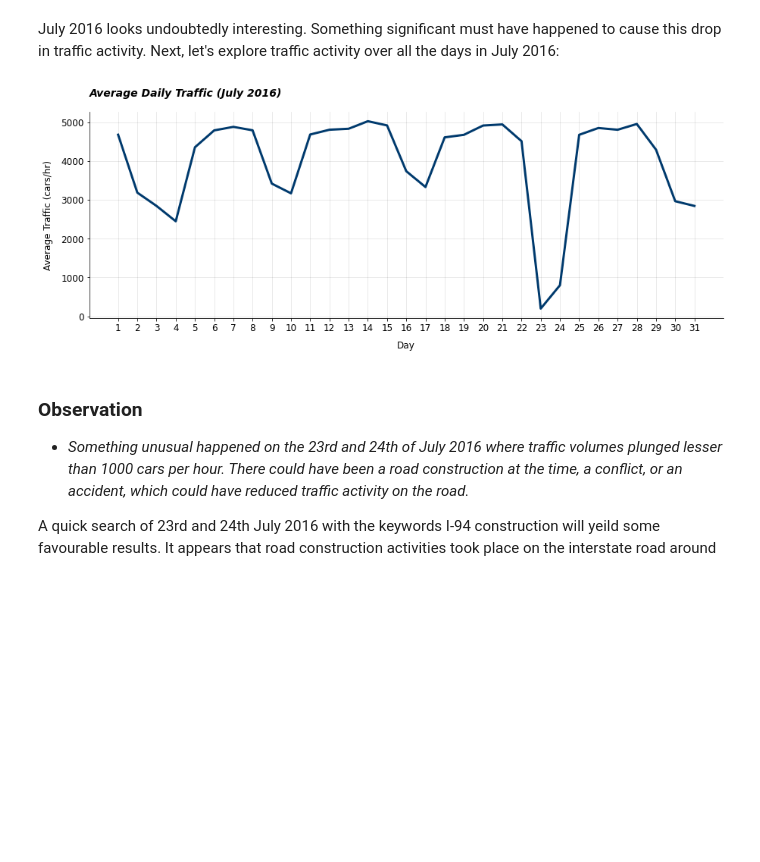
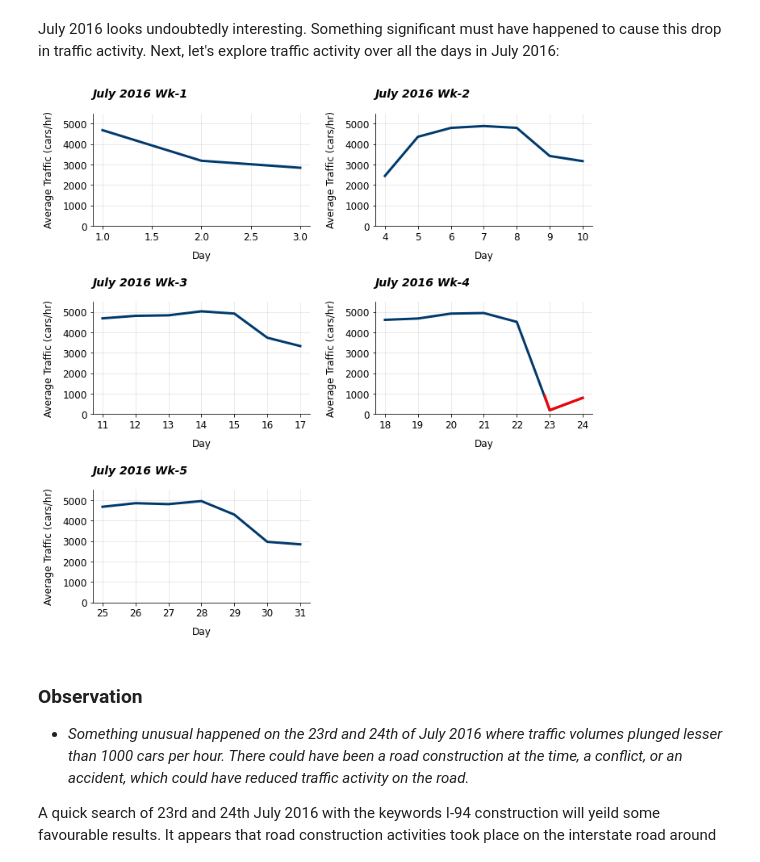
Before and after one commit to Lippins/Heavy_Traffic_Indicators, a Jupyter notebook: notebook.ipynb, the cells around one changed output. Drawn from its saved outputs; the diff is of its cells as text; code cells hidden in the pictures; blank space fills up the shorter version.

Commit message:
Update July 2016 Visual

```diff
--- a/notebook.ipynb
+++ b/notebook.ipynb
@@ -229,7 +229,7 @@ def group_column(df, col, aggr_col, new_col_name, sort=False):
     return result
 
 def create_line(df, x_val, y_val, main_title, x_title, line_color='#003a6d', xtype=None,
-                x_limit=None, y_limit=None):
+                x_limit=None, y_limit=None, ticks_x=None):
 
     plt.plot(df[x_val], df[y_val], color= line_color, linewidth=3)
     plt.title(main_title, fontstyle='italic', fontweight='bold', fontsize=14, pad=20, loc='left')
@@ -303,15 +303,45 @@ July 2016 looks undoubtedly interesting. Something significant must have happene
 # %%
 traffic_2016['day'] = traffic_2016['date_time'].dt.day
 july_2016 = traffic_2016[traffic_2016['month'] == 7]
 
-july_daily = group_column(july_2016, 'day', 'traffic_volume', 'avg_traffic')
+july_2016['week'] = (july_2016['date_time'].dt.week - 26) + 1
+july_traffic = (july_2016.groupby(['day', 'week'])['traffic_volume']
+            .mean()
+            .reset_index(name='avg_traffic')
+       )
 
-plt.figure(figsize=(15,5))
-create_line(july_daily, 'day', 'avg_traffic', 'Average Daily Traffic (July 2016)',
-            'Day', xtype='day')
-plt.show()
+wk_1 = july_traffic.query("week ==1")
+wk_2 = july_traffic.query("week ==2")
+wk_3 = july_traffic.query("week ==3")
+wk_4 = july_traffic.query("week ==4")
+wk_5 = july_traffic.query("week == 5")
+
+plt.figure(figsize=(10,10))
+plt.subplot(3,2,1)
+create_line(wk_1, 'day', 'avg_traffic', 'July 2016 Wk-1', 'Day', xtype='other',
+            y_limit=(0,5500), ticks_x=range(1,4))
+
+plt.subplot(3,2,2)
+create_line(wk_2, 'day', 'avg_traffic', 'July 2016 Wk-2', 'Day', xtype='other',
+            y_limit=(0,5500), ticks_x=range(4,11))
+
+plt.subplot(3,2,3)
+create_line(wk_3, 'day', 'avg_traffic', 'July 2016 Wk-3', 'Day', xtype='other',
+            y_limit=(0,5500), ticks_x=range(11,18))
+
+plt.subplot(3,2,4)
+create_line(wk_4, 'day', 'avg_traffic', 'July 2016 Wk-4', 'Day', xtype='other',
+            y_limit=(0,5500), ticks_x=range(18,25))
+# Emphasize the low traffic activity on July 23 and 24
+plt.plot([22.85,23,24], [900, 197.173913, 800.166667], color='r', linewidth=3)
+
+plt.subplot(3,2,5)
+create_line(wk_5, 'day', 'avg_traffic', 'July 2016 Wk-5', 'Day', xtype='other',
+            y_limit=(0,5500), ticks_x=range(25,32))
+
+plt.tight_layout(pad=2.0)
 # %% [output]
-[figure, old version]
+[figure, new version]
 # %% [markdown]
 ### Observation
 
```
Also changed, not shown: parts of 3 cells of this notebook.
